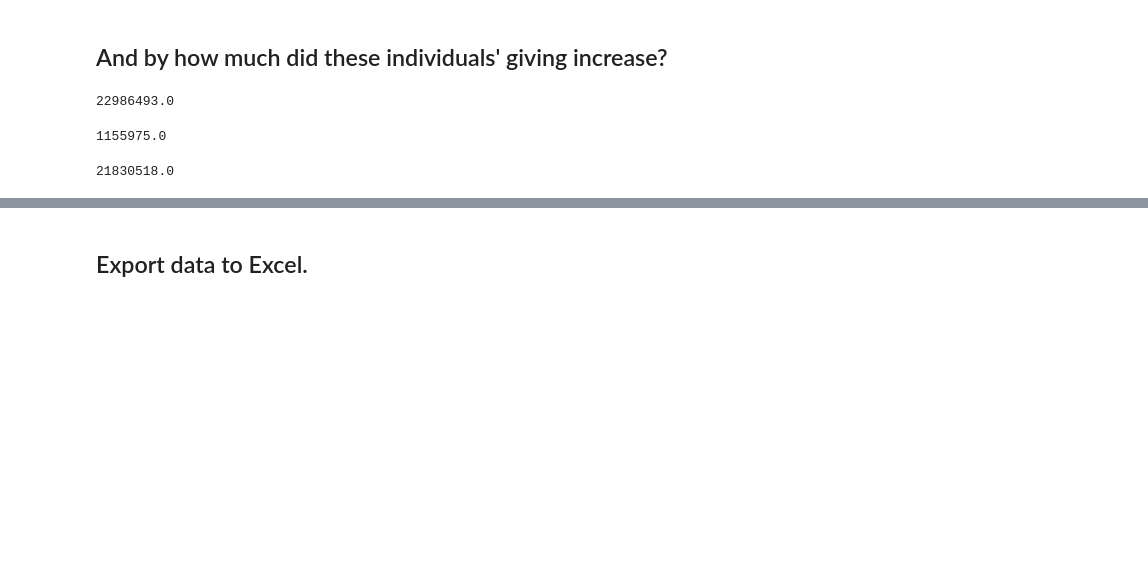
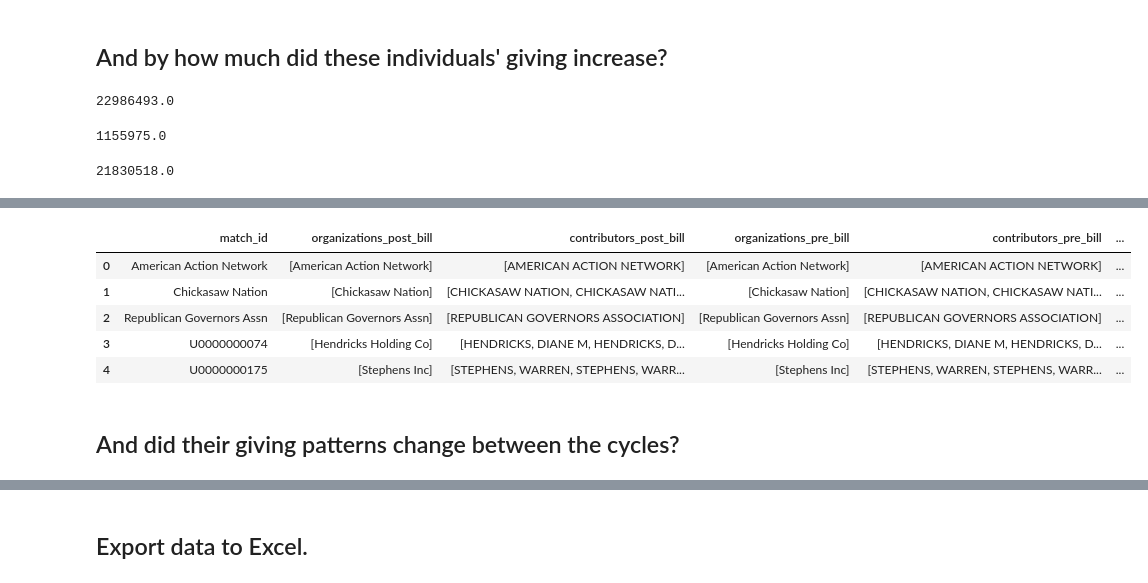
Before and after one commit to PublicI/tax-bill-contribs, a Jupyter notebook: tax-bill-analysis.ipynb, the cells around one changed output, grey strips where cells are left out. Cells and saved outputs as stored; diff of their text form; code cells hidden in the pictures; blank space fills up the shorter version.

```diff
--- a/tax-bill-analysis.ipynb
+++ b/tax-bill-analysis.ipynb
@@ -1133,0 +1838,3 @@ memory usage: 55.9+ KB
+# %%
+post_bill_donors_11 = post_bill_donors_committees_11.groupby(["match_id"]).agg({"organizations": max, "contributors": max, "total": sum}).reset_index()
+post_bill_donors_11.info()
@@ -1133,0 +1971,3 @@ memory usage: 55.9+ KB
+# %%
+pre_bill_donors_11 = pre_bill_donors_committees_11.groupby(["match_id"]).agg({"organizations": max, "contributors": max, "total": sum}).reset_index()
+pre_bill_donors_11.info()
@@ -1133,0 +1992,5 @@ memory usage: 55.9+ KB
+# %%
+donors_11 = post_bill_donors_11.merge(pre_bill_donors_11, how="outer", on="match_id", suffixes=["_post_bill", "_pre_bill"])
+donors_11["total_pre_bill"].fillna(0, inplace=True)
+donors_11["total_post_bill"].fillna(0, inplace=True)
+donors_11.info()
@@ -1133,0 +2010,18 @@ memory usage: 55.9+ KB
+# %%
+donors_11["pct_post_bill"] = donors_11["total_post_bill"] / (donors_11["total_pre_bill"] + donors_11["total_post_bill"])
+donors_11["pct_pre_bill"] = donors_11["total_pre_bill"] / (donors_11["total_pre_bill"] + donors_11["total_post_bill"])
+donors_11["change"] = donors_11["total_post_bill"] - donors_11["total_pre_bill"]
+donors_11["pct_change"] = (donors_11["total_post_bill"] - donors_11["total_pre_bill"]) / donors_11["total_pre_bill"].abs()
+donors_11 = donors_11[["match_id", "organizations_post_bill", "contributors_post_bill",
+                       "organizations_pre_bill", "contributors_pre_bill", "total_post_bill",
+                       "total_pre_bill", "pct_post_bill", "pct_pre_bill", "change", "pct_change"]]
+donors_11.head()
+# %% [output]
+|  | match_id | organizations_post_bill | contributors_post_bill | organizations_pre_bill | contributors_pre_bill | ... |
+| 0 | American Action Network | [American Action Network] | [AMERICAN ACTION NETWORK] | [American Action Network] | [AMERICAN ACTION NETWORK] | ... |
+| 1 | Chickasaw Nation | [Chickasaw Nation] | [CHICKASAW NATION, CHICKASAW NATI... | [Chickasaw Nation] | [CHICKASAW NATION, CHICKASAW NATI... | ... |
+| 2 | Republican Governors Assn | [Republican Governors Assn] | [REPUBLICAN GOVERNORS ASSOCIATION] | [Republican Governors Assn] | [REPUBLICAN GOVERNORS ASSOCIATION] | ... |
+| 3 | U0000000074 | [Hendricks Holding Co] | [HENDRICKS, DIANE M, HENDRICKS, D... | [Hendricks Holding Co] | [HENDRICKS, DIANE M, HENDRICKS, D... | ... |
+| 4 | U0000000175 | [Stephens Inc] | [STEPHENS, WARREN, STEPHENS, WARR... | [Stephens Inc] | [STEPHENS, WARREN, STEPHENS, WARR... | ... |
+# %% [markdown]
+## And did their giving patterns change between the cycles?
```
Also changed, not shown: parts of 121 cells of this notebook.
